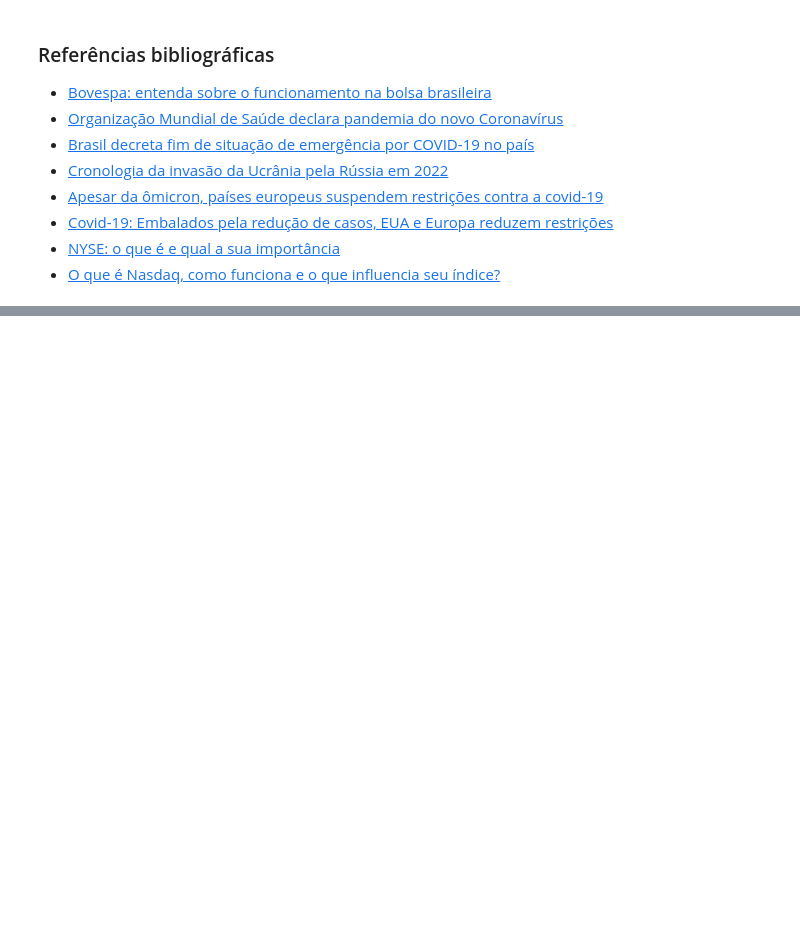
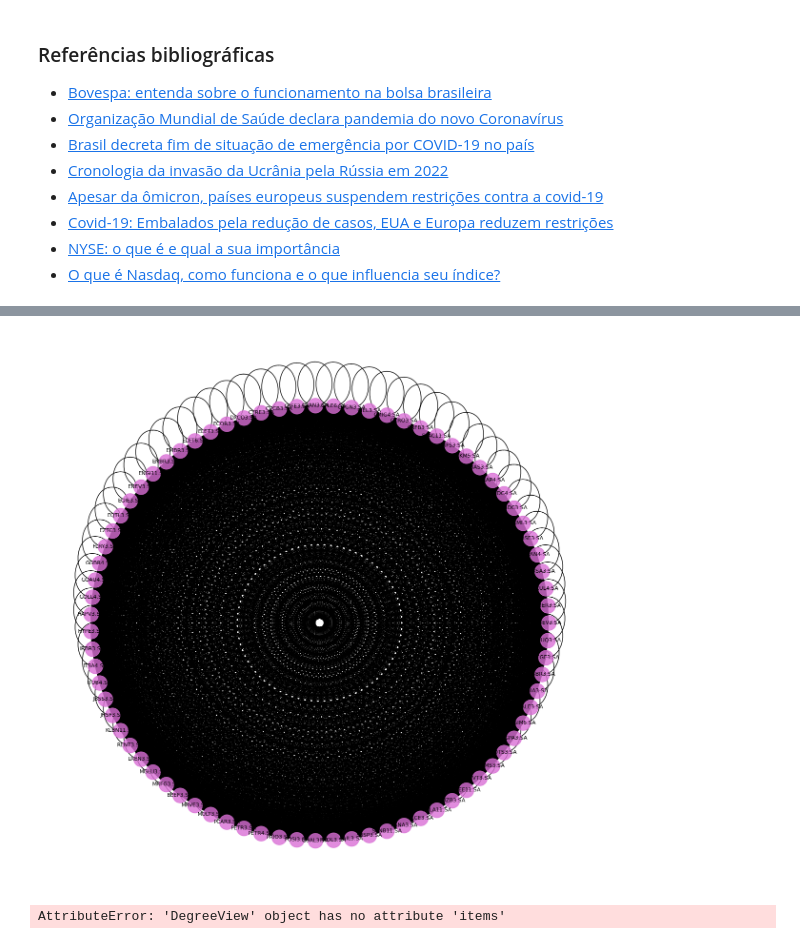
Before and after one commit to alinef29/Pratica-Ciencia-Dados, a Jupyter notebook: Projeto-2/EDA.ipynb, the cells around one changed output, grey strips where cells are left out. Drawn from its saved outputs; the diff is of its cells as text; code cells hidden in the pictures; blank space fills up the shorter version.

```diff
--- a/Projeto-2/EDA.ipynb
+++ b/Projeto-2/EDA.ipynb
@@ -364,0 +387,5 @@ Os padrões de desvalorização (Mar/2020), alta do mercado (Mar/2021) e "volta
+# %%
+#craetes a correlation matrix
+cor_matrix_b_mar2020 = df_b_mar2020.iloc[:,1:].corr()
+#shows the first 5 rows
+cor_matrix_b_mar2020.head()
@@ -364,0 +400,48 @@ Os padrões de desvalorização (Mar/2020), alta do mercado (Mar/2021) e "volta
+# %%
+#extracts the indices from the correlation matrix, which are the stocks
+stocks_b_mar2020 = cor_matrix_b_mar2020.index.values
+
+#Changes from dataframe to matrix, so it is easier to create a graph with networkx
+cor_matrix_b_mar2020 = np.asmatrix(cor_matrix_b_mar2020)
+# %%
+#Crates graph using the data of the correlation matrix
+G = nx.from_numpy_matrix(cor_matrix_b_mar2020)
+
+#relabels the nodes to match the  stocks names
+G = nx.relabel_nodes(G,lambda x: stocks_b_mar2020[x])
+
+#shows the edges with their corresponding weights
+#G.edges(data=True)[:5]
+# %%
+#function to create and display networks from the correlatin matrix.
+
+def create_corr_network_1(G):
+    #crates a list for edges and for the weights
+    edges,weights = zip(*nx.get_edge_attributes(G,'weight').items())
+
+    #positions
+    positions=nx.circular_layout(G)
+
+    #Figure size
+    plt.figure(figsize=(15,15))
+
+    #draws nodes
+    nx.draw_networkx_nodes(G,positions,node_color='#DA70D6',
+                           node_size=500,alpha=0.8)
+
+    #Styling for labels
+    nx.draw_networkx_labels(G, positions, font_size=8,
+                            font_family='sans-serif')
+
+    #draws the edges
+    nx.draw_networkx_edges(G, positions,style='solid')
+
+    # displays the graph without axis
+    plt.axis('off')
+    #saves image
+    #plt.savefig("part1.png", format="PNG")
+    plt.show()
+
+create_corr_network_1(G)
+# %% [output]
+[figure, added]
@@ -364,0 +517,4 @@ Os padrões de desvalorização (Mar/2020), alta do mercado (Mar/2021) e "volta
+# %%
+create_corr_network_5(G, corr_direction="positive", min_correlation = 0.7)
+# %% [output]
+AttributeError: 'DegreeView' object has no attribute 'items'
```
Also changed, not shown: parts of 17 cells of this notebook, 1 other file.
